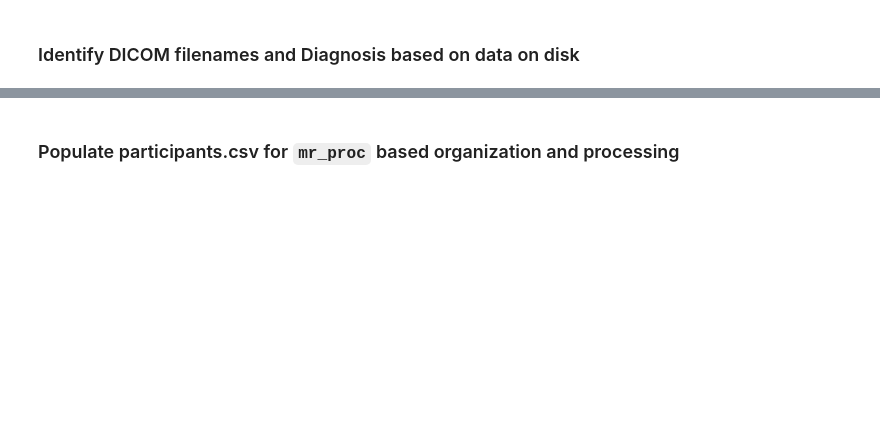
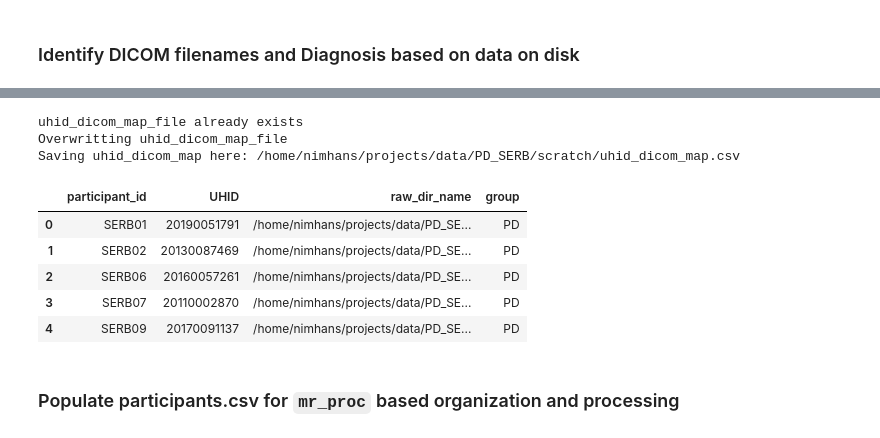
Before and after one commit to nipoppy/nipoppy, a Jupyter notebook: workflow/dicom_org/1_participant_naming.ipynb, the cells around one changed output, grey strips where cells are left out. Cells and saved outputs as stored; diff of their text form; code cells hidden in the pictures; blank space fills up the shorter version.

```diff
--- a/workflow/dicom_org/1_participant_naming.ipynb
+++ b/workflow/dicom_org/1_participant_naming.ipynb
@@ -98,10 +196,26 @@ demo_df.head()
 # %%
-uhid_dicom_map_df = demo_df[["participant_id","UHID","raw_dir_name"]]
+overwrite_uhid_dicom_map_file = False
 
-uhid_dicom_map_df.to_csv(uhid_dicom_map_file, index=None)
-print(f"Saving uhid_dicom_map here: {uhid_dicom_map_file}")
+if Path(uhid_dicom_map_file).is_file():
+    print("uhid_dicom_map_file already exists")
+
+if overwrite_uhid_dicom_map_file:
+    print("Overwritting uhid_dicom_map_file")
+
+    uhid_dicom_map_df.to_csv(uhid_dicom_map_file, index=None)
+    print(f"Saving uhid_dicom_map here: {uhid_dicom_map_file}")
 
 uhid_dicom_map_df.head()
+# %% [output]
+uhid_dicom_map_file already exists
+Overwritting uhid_dicom_map_file
+Saving uhid_dicom_map here: /home/nimhans/projects/data/PD_SERB/scratch/uhid_dicom_map.csv
+|  | participant_id | UHID | raw_dir_name | group |
+| 0 | SERB01 | 20190051791 | /home/nimhans/projects/data/PD_SE... | PD |
+| 1 | SERB02 | 20130087469 | /home/nimhans/projects/data/PD_SE... | PD |
+| 2 | SERB06 | 20160057261 | /home/nimhans/projects/data/PD_SE... | PD |
+| 3 | SERB07 | 20110002870 | /home/nimhans/projects/data/PD_SE... | PD |
+| 4 | SERB09 | 20170091137 | /home/nimhans/projects/data/PD_SE... | PD |
 # %% [markdown]
 ### Populate participants.csv for `mr_proc` based organization and processing
 # %%
```
Also changed, not shown: parts of 22 cells of this notebook, 8 other files.
